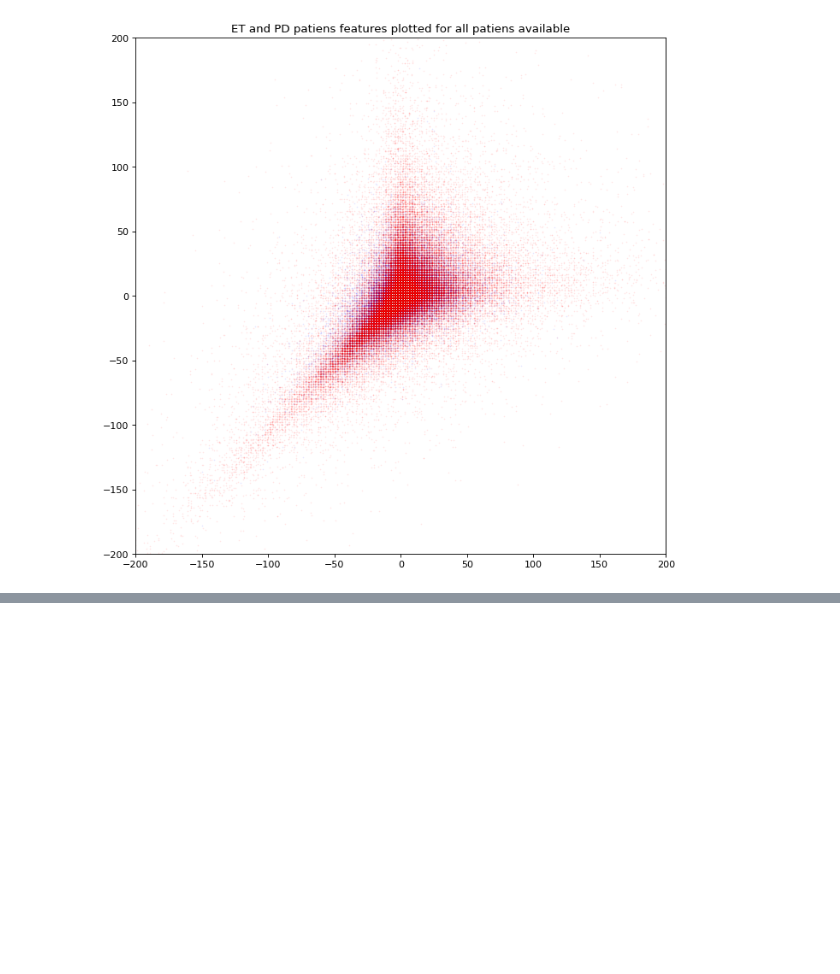
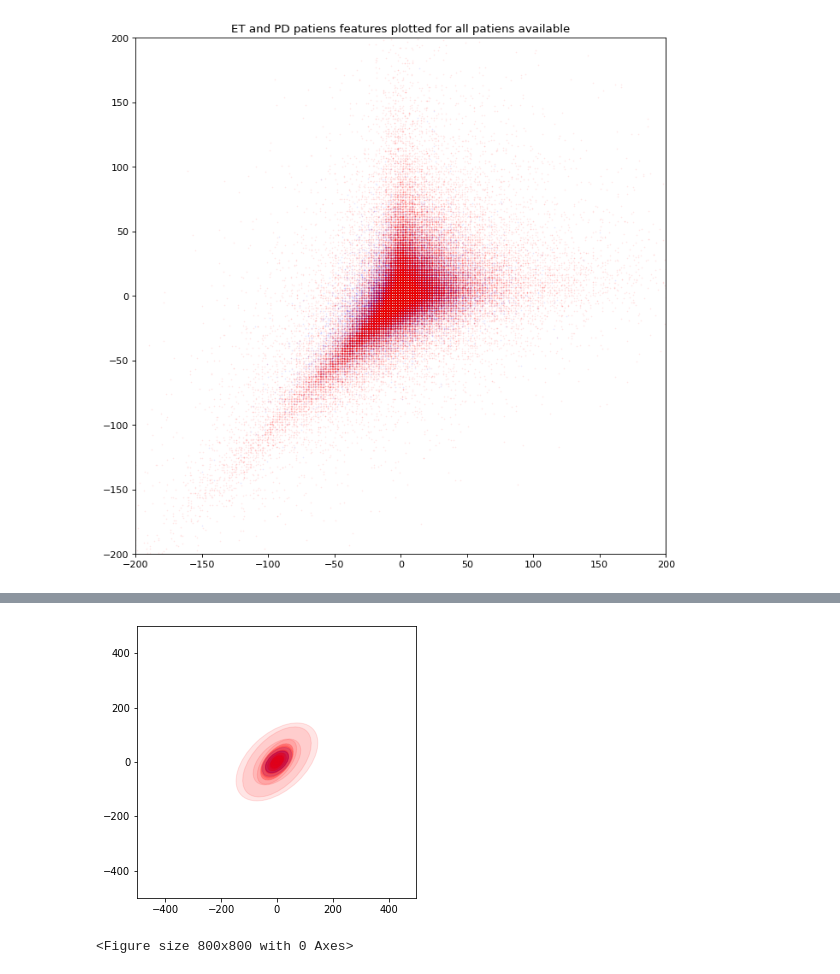
Before and after one commit to margokhokhlova/parkinson_project, a Jupyter notebook: classification/paper_replication.ipynb, the cells around one changed output, grey strips where cells are left out. Cells and saved outputs as stored; diff of their text form; code cells hidden in the pictures; blank space fills up the shorter version.

```diff
--- a/classification/paper_replication.ipynb
+++ b/classification/paper_replication.ipynb
@@ -135,0 +275,24 @@ plt.show()
+# %%
+fig, ax = plt.subplots(figsize=(5, 5))
+plt.figure(figsize=(10, 10), dpi=80)
+for i in range(len(et_data)):
+    transformed_et = calculate_2D(et_data[i])
+    #ax.scatter(transformed_et[0][::10], transformed_et[1][::10], c ="blue", alpha=0.2, s=0.05)
+    el = confidence_ellipse(transformed_et[0], transformed_et[1], ax, n_std=2,
+                   label=r'$2\sigma$', edgecolor='blue',alpha=0.2, facecolor='blue',zorder=0)
+    ax.add_patch(el)
+
+for j in range(len(parkinson_data)):
+    transformed_pd=calculate_2D(parkinson_data[j])
+#     ax.scatter(transformed_pd[0][::10], transformed_pd[1][::10], c ="red",alpha=0.2, s=0.05)
+    el = confidence_ellipse(transformed_pd[0], transformed_pd[1], ax, n_std=2,
+                   label=r'$2\sigma$', edgecolor='red',alpha=0.1, facecolor='red',zorder=0)
+    ax.add_patch(el)
+
+ax.set_xlim([-500, 500])
+ax.set_ylim([-500, 500])
+
+plt.show()
+# %% [output]
+[figure, added]
+<Figure size 800x800 with 0 Axes>
```
Also changed, not shown: parts of 6 cells of this notebook.
